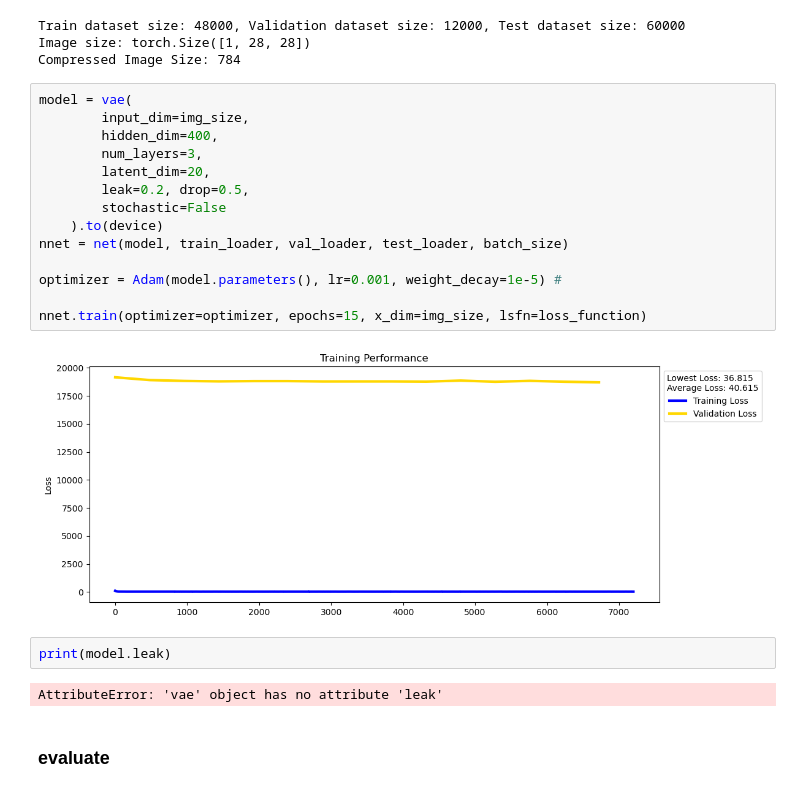
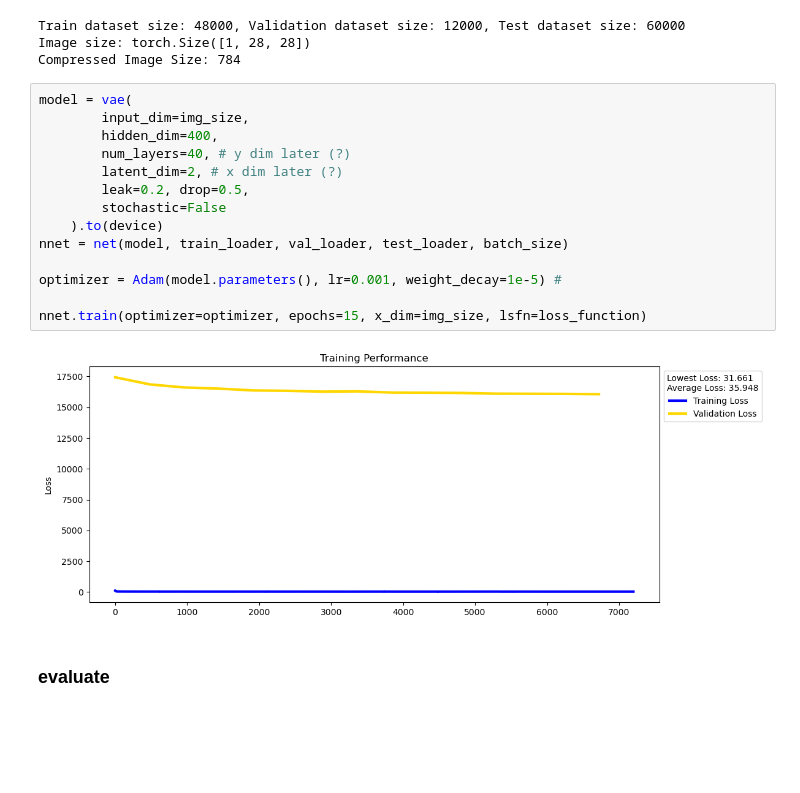
Before and after one commit to emmabacarra/cmbresearch, a Jupyter notebook: autoencoder practice/my vae.ipynb, the cells around one changed output. Saved outputs shown, nothing was run; the diff lists cells and outputs as text; blank space fills up the shorter version.

```diff
--- a/autoencoder practice/my vae.ipynb
+++ b/autoencoder practice/my vae.ipynb
@@ -192,23 +192,19 @@ Compressed Image Size: 784
 # %%
 model = vae(
         input_dim=img_size,
         hidden_dim=400,
-        num_layers=3,
-        latent_dim=20,
+        num_layers=40, # y dim later (?)
+        latent_dim=2, # x dim later (?)
         leak=0.2, drop=0.5,
         stochastic=False
     ).to(device)
 nnet = net(model, train_loader, val_loader, test_loader, batch_size)
 
 optimizer = Adam(model.parameters(), lr=0.001, weight_decay=1e-5) #
 
 nnet.train(optimizer=optimizer, epochs=15, x_dim=img_size, lsfn=loss_function)
 # %% [output]
-[figure, old version]
+[figure, new version]
-# %%
-print(model.leak)
-# %% [output]
-AttributeError: 'vae' object has no attribute 'leak'
 # %% [markdown]
 ### evaluate
 # %%
```
Also changed, not shown: parts of 1 cell of this notebook.
